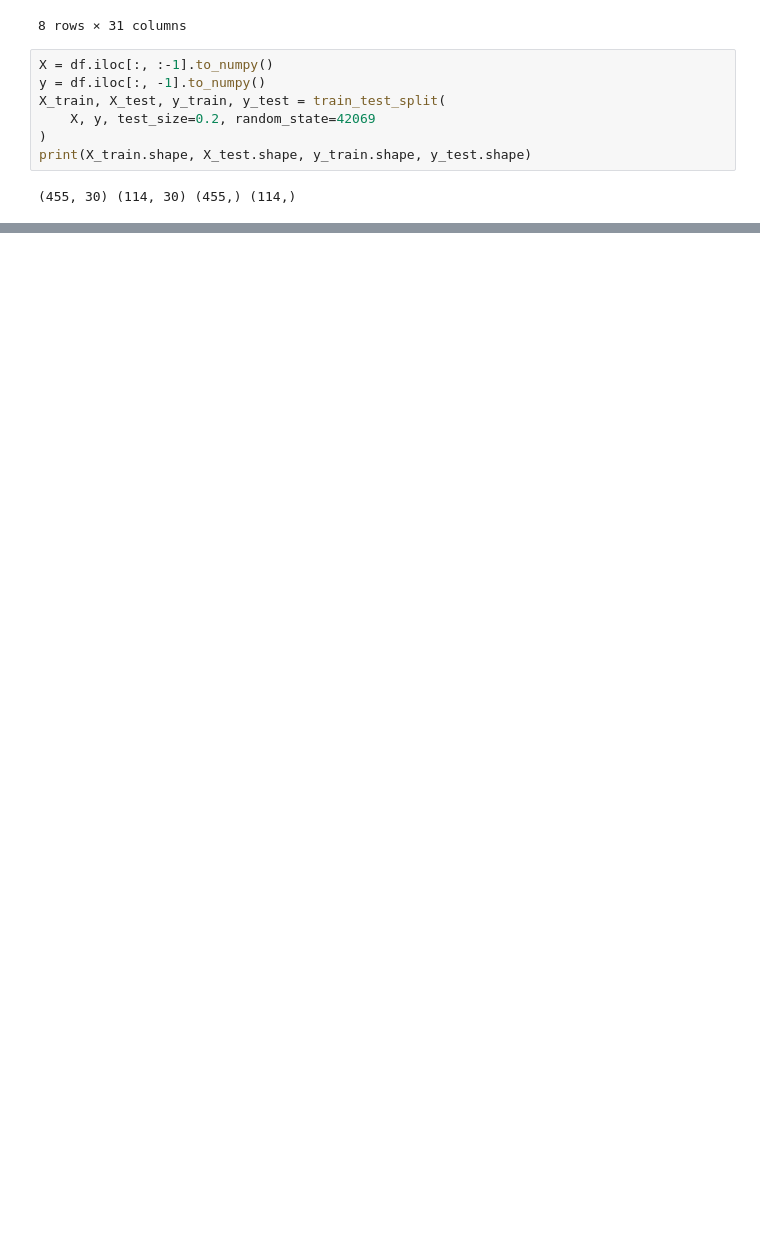
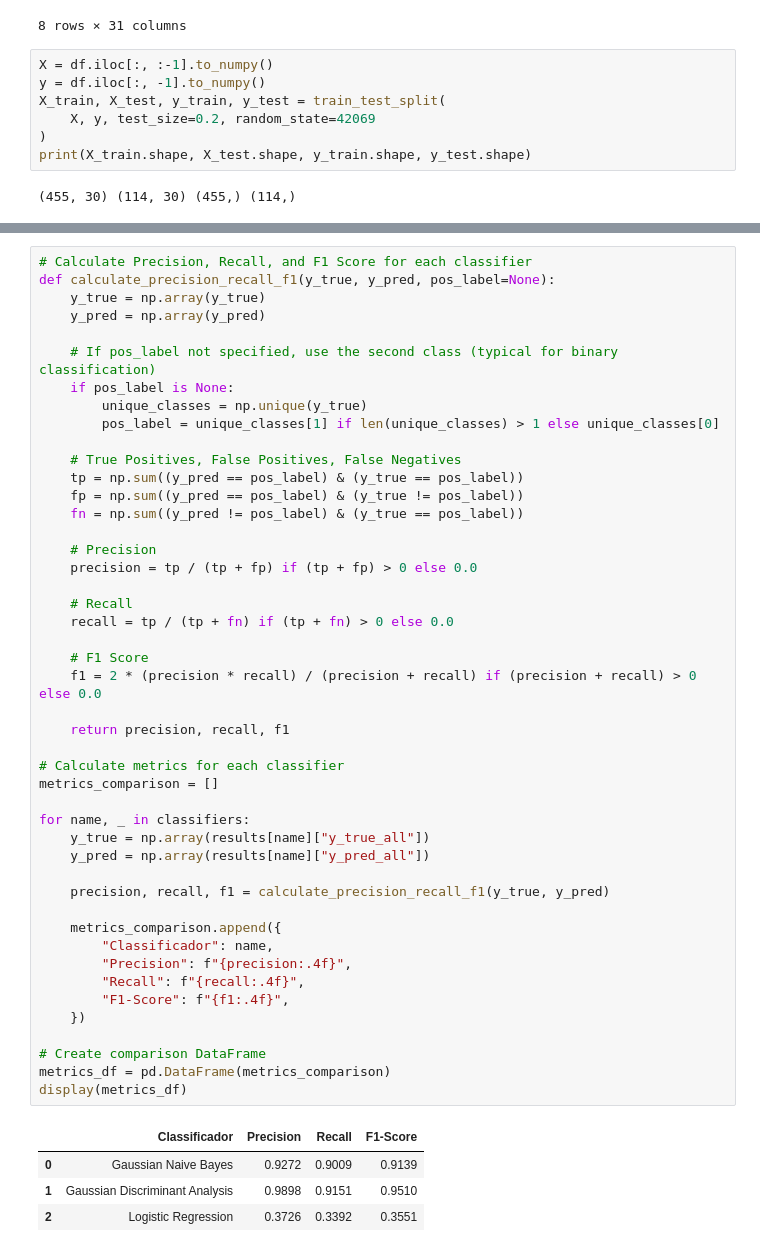
Before and after one commit to talDoFlemis/dory, a Jupyter notebook: lista_02/questao1.ipynb, the cells around one changed output, grey strips where cells are left out. Saved outputs shown, nothing was run; the diff lists cells and outputs as text; blank space fills up the shorter version.

```diff
--- a/lista_02/questao1.ipynb
+++ b/lista_02/questao1.ipynb
@@ -132,0 +146,51 @@ INFO:CrossValidation:Classifier Logistic Regression - Accuracy per class: Mean={
+# %%
+# Calculate Precision, Recall, and F1 Score for each classifier
+def calculate_precision_recall_f1(y_true, y_pred, pos_label=None):
+    y_true = np.array(y_true)
+    y_pred = np.array(y_pred)
+
+    # If pos_label not specified, use the second class (typical for binary classification)
+    if pos_label is None:
+        unique_classes = np.unique(y_true)
+        pos_label = unique_classes[1] if len(unique_classes) > 1 else unique_classes[0]
+
+    # True Positives, False Positives, False Negatives
+    tp = np.sum((y_pred == pos_label) & (y_true == pos_label))
+    fp = np.sum((y_pred == pos_label) & (y_true != pos_label))
+    fn = np.sum((y_pred != pos_label) & (y_true == pos_label))
+
+    # Precision
+    precision = tp / (tp + fp) if (tp + fp) > 0 else 0.0
+
+    # Recall
+    recall = tp / (tp + fn) if (tp + fn) > 0 else 0.0
+
+    # F1 Score
+    f1 = 2 * (precision * recall) / (precision + recall) if (precision + recall) > 0 else 0.0
+
+    return precision, recall, f1
+
+# Calculate metrics for each classifier
+metrics_comparison = []
+
+for name, _ in classifiers:
+    y_true = np.array(results[name]["y_true_all"])
+    y_pred = np.array(results[name]["y_pred_all"])
+
+    precision, recall, f1 = calculate_precision_recall_f1(y_true, y_pred)
+
+    metrics_comparison.append({
+        "Classificador": name,
+        "Precision": f"{precision:.4f}",
+        "Recall": f"{recall:.4f}",
+        "F1-Score": f"{f1:.4f}",
+    })
+
+# Create comparison DataFrame
+metrics_df = pd.DataFrame(metrics_comparison)
+display(metrics_df)
+# %% [output]
+|  | Classificador | Precision | Recall | F1-Score |
+| 0 | Gaussian Naive Bayes | 0.9272 | 0.9009 | 0.9139 |
+| 1 | Gaussian Discriminant Analysis | 0.9898 | 0.9151 | 0.9510 |
+| 2 | Logistic Regression | 0.3726 | 0.3392 | 0.3551 |
```
Also changed, not shown: parts of 6 cells of this notebook.
